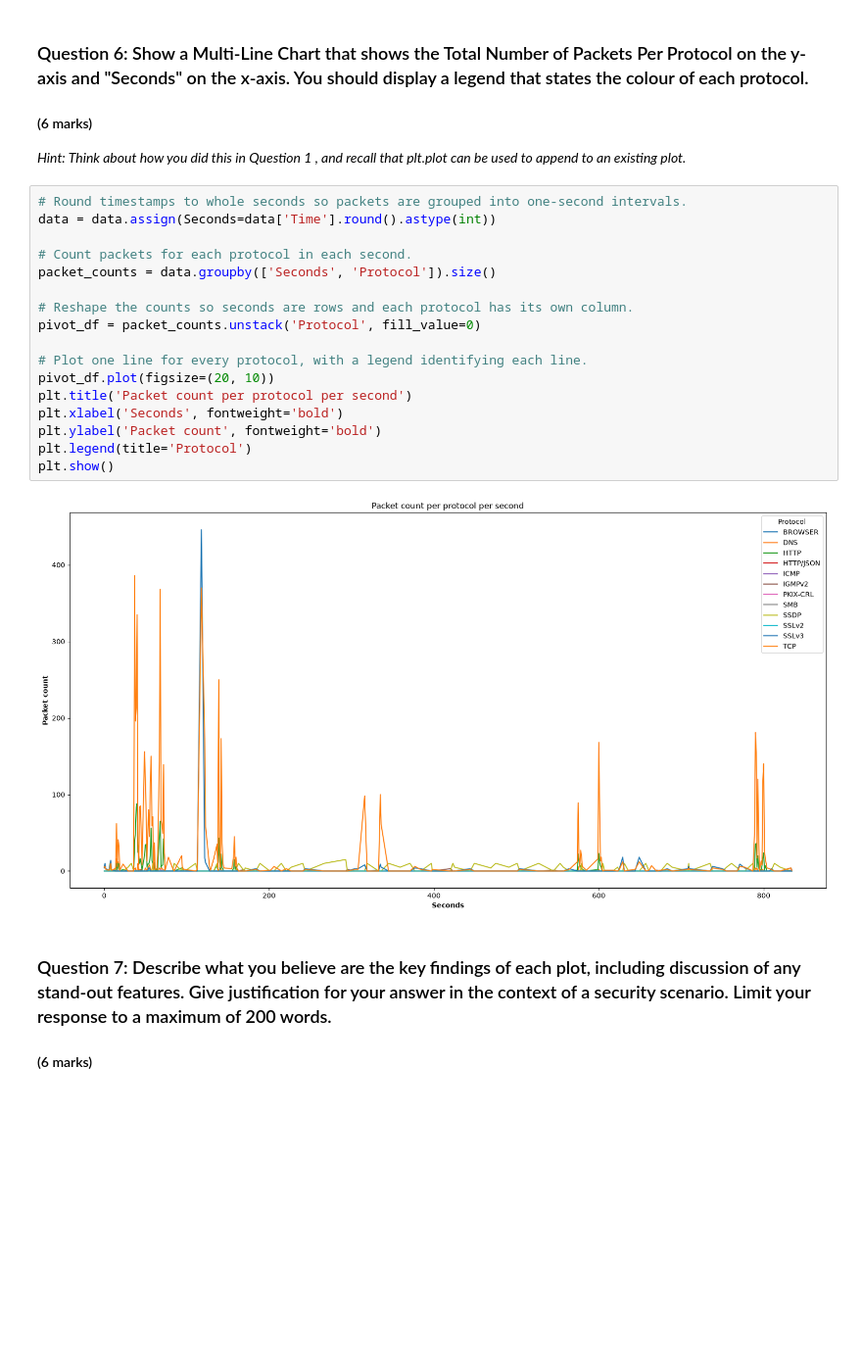
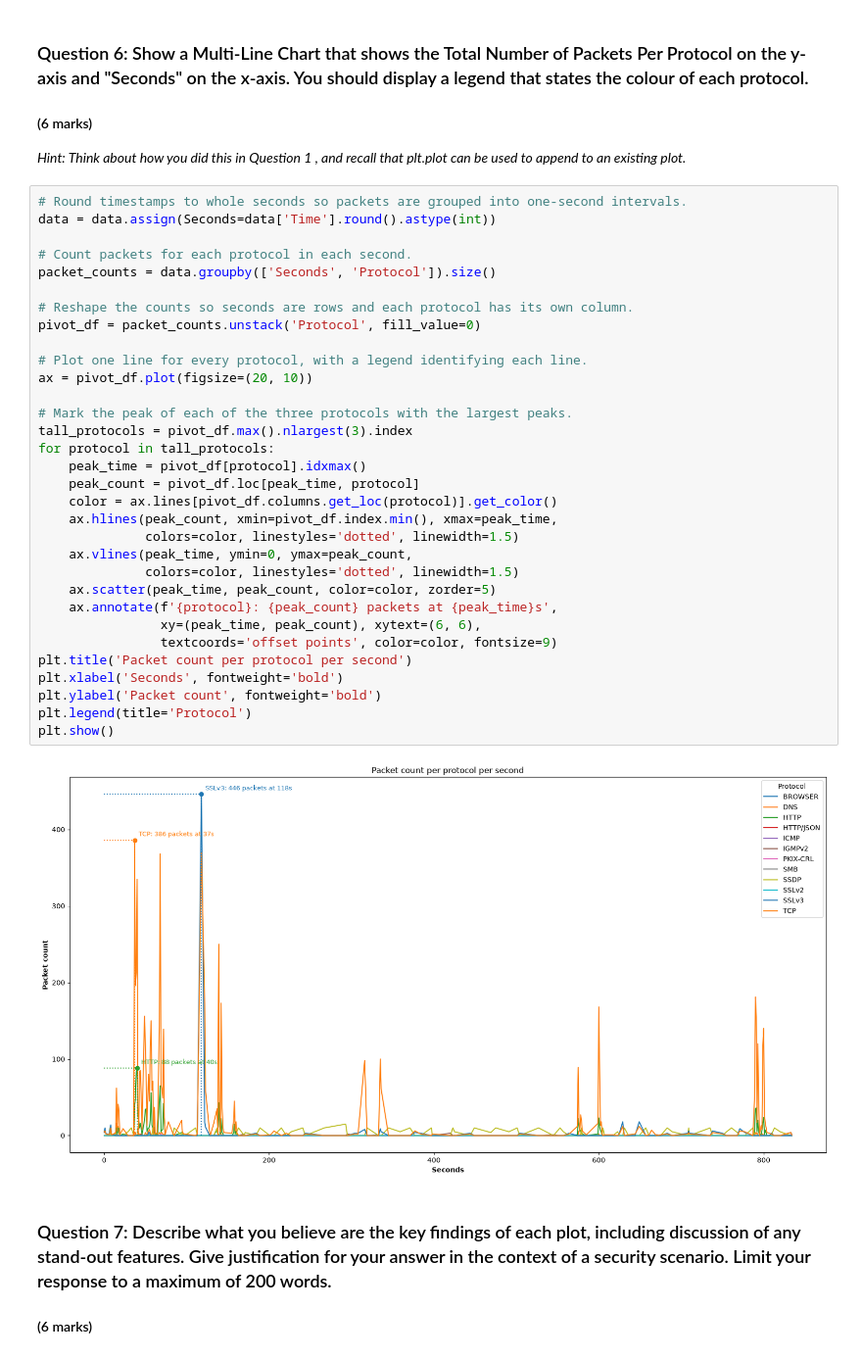
Before and after one commit to Chiko-G3/SDAaV, a Jupyter notebook: Assesment/UFCFEL-15-3-part1-student.ipynb, the cells around one changed output. Shown at 98% size. Drawn from its saved outputs; the diff is of its cells as text; blank space fills up the shorter version.

```diff
--- a/Assesment/UFCFEL-15-3-part1-student.ipynb
+++ b/Assesment/UFCFEL-15-3-part1-student.ipynb
@@ -215,22 +215,37 @@ new_data
 # %%
 # Round timestamps to whole seconds so packets are grouped into one-second intervals.
 data = data.assign(Seconds=data['Time'].round().astype(int))
 
 # Count packets for each protocol in each second.
 packet_counts = data.groupby(['Seconds', 'Protocol']).size()
 
 # Reshape the counts so seconds are rows and each protocol has its own column.
 pivot_df = packet_counts.unstack('Protocol', fill_value=0)
 
 # Plot one line for every protocol, with a legend identifying each line.
-pivot_df.plot(figsize=(20, 10))
+ax = pivot_df.plot(figsize=(20, 10))
+
+# Mark the peak of each of the three protocols with the largest peaks.
+tall_protocols = pivot_df.max().nlargest(3).index
+for protocol in tall_protocols:
+    peak_time = pivot_df[protocol].idxmax()
+    peak_count = pivot_df.loc[peak_time, protocol]
+    color = ax.lines[pivot_df.columns.get_loc(protocol)].get_color()
+    ax.hlines(peak_count, xmin=pivot_df.index.min(), xmax=peak_time,
+              colors=color, linestyles='dotted', linewidth=1.5)
+    ax.vlines(peak_time, ymin=0, ymax=peak_count,
+              colors=color, linestyles='dotted', linewidth=1.5)
+    ax.scatter(peak_time, peak_count, color=color, zorder=5)
+    ax.annotate(f'{protocol}: {peak_count} packets at {peak_time}s',
+                xy=(peak_time, peak_count), xytext=(6, 6),
+                textcoords='offset points', color=color, fontsize=9)
 plt.title('Packet count per protocol per second')
 plt.xlabel('Seconds', fontweight='bold')
 plt.ylabel('Packet count', fontweight='bold')
 plt.legend(title='Protocol')
 plt.show()
 # %% [output]
-[figure, old version]
+[figure, new version]
 # %% [markdown]
 ### Question 7: Describe what you believe are the key findings of each plot, including discussion of any stand-out features. Give justification for your answer in the context of a security scenario. Limit your response to a maximum of 200 words.
 
```
Also changed, not shown: parts of 3 cells of this notebook.
